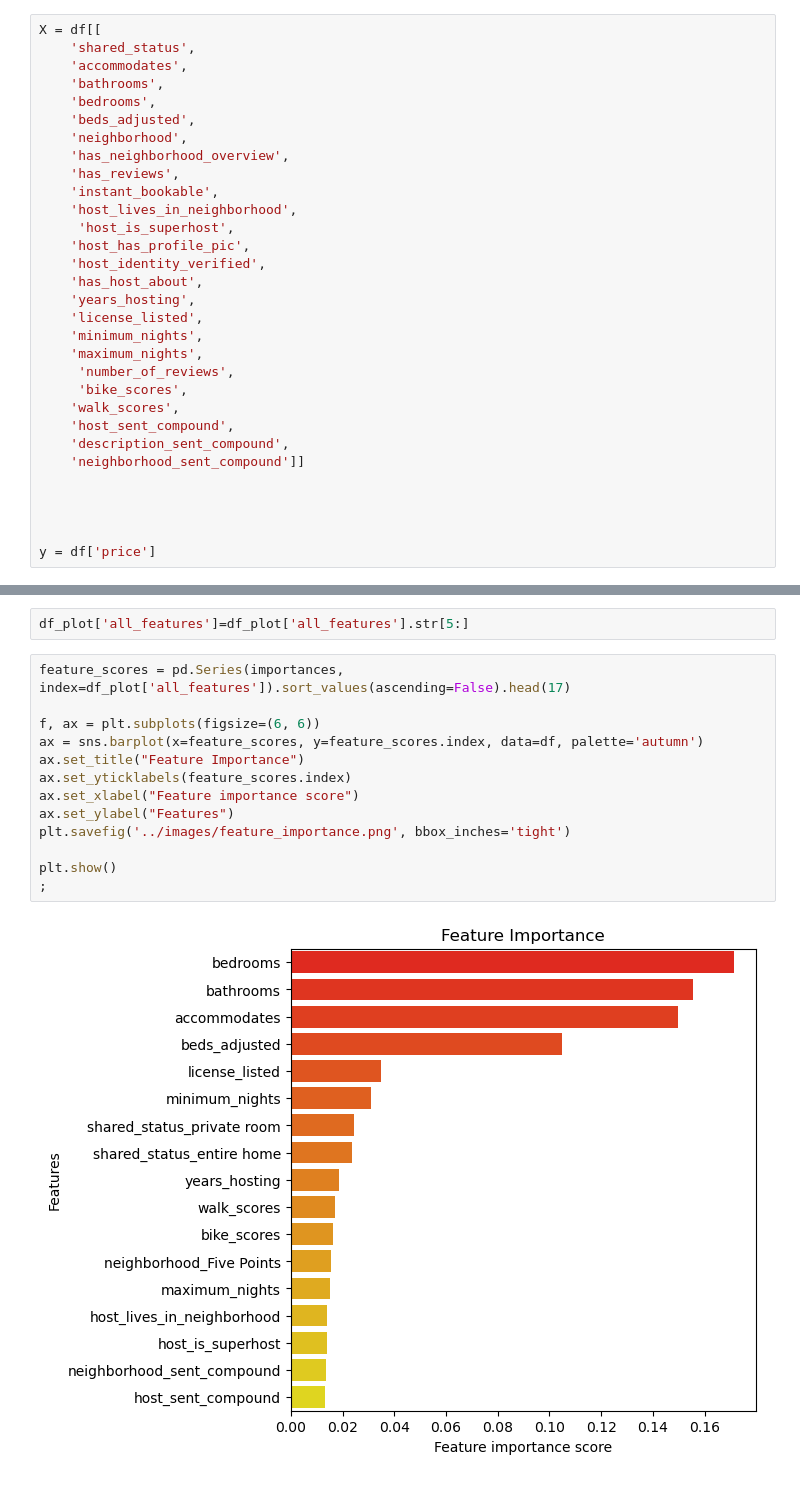
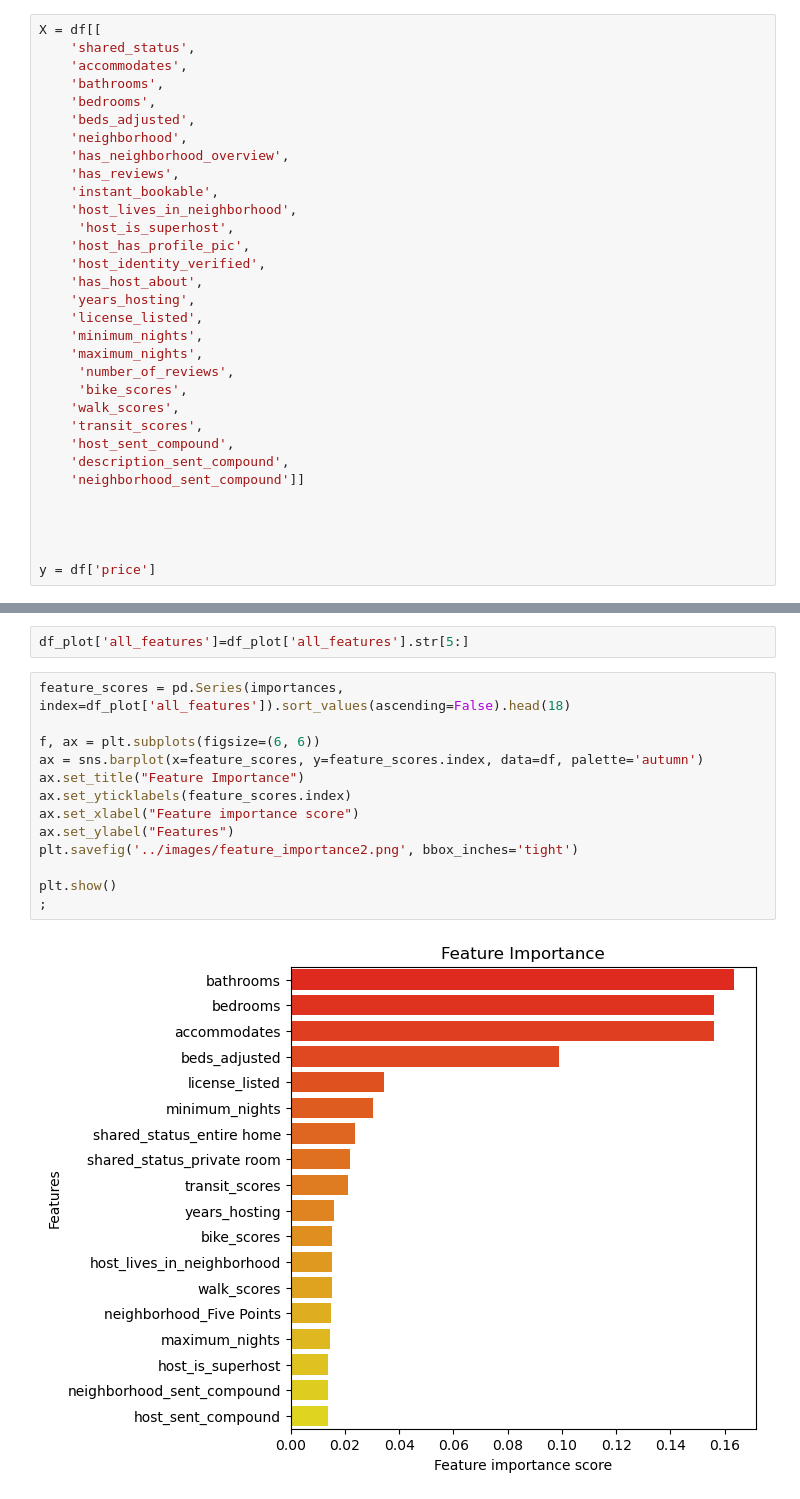
Before and after one commit to carlhorwitz/capstone, a Jupyter notebook: 2. Price Predictor/has sentiment graph.ipynb, the cells around one changed output, grey strips where cells are left out. Cells and saved outputs as stored; diff of their text form.

```diff
--- a/2. Price Predictor/has sentiment graph.ipynb
+++ b/2. Price Predictor/has sentiment graph.ipynb
@@ -80,6 +80,7 @@ X = df[[
      'number_of_reviews',
      'bike_scores',
     'walk_scores',
+    'transit_scores',
     'host_sent_compound',
     'description_sent_compound',
     'neighborhood_sent_compound']]
@@ -263,18 +335,18 @@ df_plot.head()
 # %%
 df_plot['all_features']=df_plot['all_features'].str[5:]
 # %%
-feature_scores = pd.Series(importances, index=df_plot['all_features']).sort_values(ascending=False).head(17)
+feature_scores = pd.Series(importances, index=df_plot['all_features']).sort_values(ascending=False).head(18)
 
 f, ax = plt.subplots(figsize=(6, 6))
 ax = sns.barplot(x=feature_scores, y=feature_scores.index, data=df, palette='autumn')
 ax.set_title("Feature Importance")
 ax.set_yticklabels(feature_scores.index)
 ax.set_xlabel("Feature importance score")
 ax.set_ylabel("Features")
-plt.savefig('../images/feature_importance.png', bbox_inches='tight')
+plt.savefig('../images/feature_importance2.png', bbox_inches='tight')
 
 plt.show()
 ;
 # %% [output]
-[figure, old version]
+[figure, new version]
 ''
```
Also changed, not shown: parts of 14 cells of this notebook, 13 other files.
